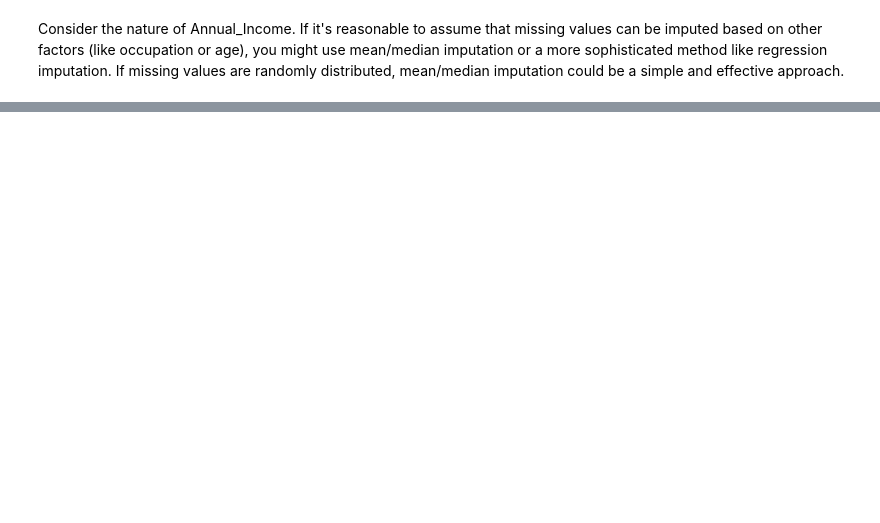
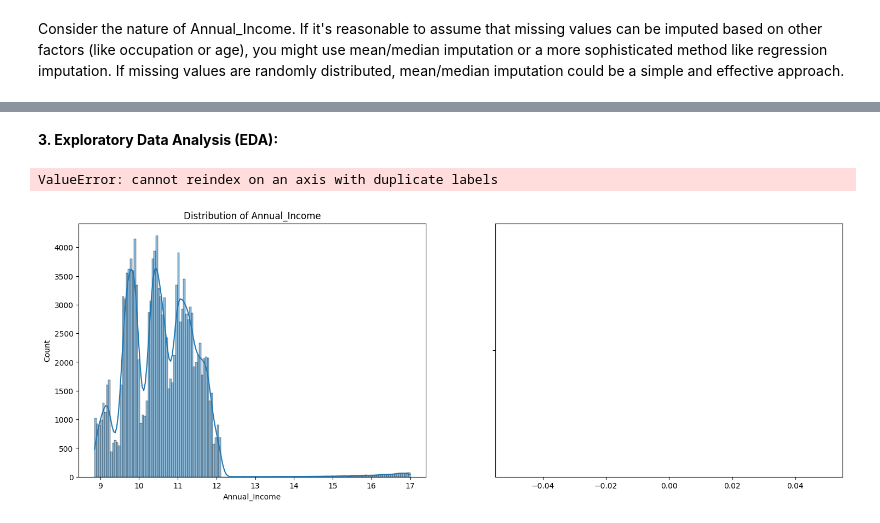
Before and after one commit to astronaut505/Credit-or-crisis, a Jupyter notebook: CreditScoreClassification.ipynb, the cells around one changed output, grey strips where cells are left out. Drawn from its saved outputs; the diff is of its cells as text; code cells hidden in the pictures; blank space fills up the shorter version.

```diff
--- a/CreditScoreClassification.ipynb
+++ b/CreditScoreClassification.ipynb
@@ -623,5 +690,10 @@ columns_to_scale = ['Age', 'Annual_Income', 'Monthly_Inhand_Salary', 'Num_Bank_A
                     'Credit_Utilization_Ratio', 'Credit_History_Age', 'Total_EMI_per_month',
                     'Amount_invested_monthly', 'Monthly_Balance']
 
-df_scaled = df.copy()
-df_scaled[columns_to_scale] = scaler.fit_transform(df[columns_to_scale])
+# Scaling the training data
+X_train_scaled = X_train.copy()
+X_train_scaled[columns_to_scale] = scaler.fit_transform(X_train[columns_to_scale])
+
+# Scaling the test data
+X_test_scaled = X_test.copy()
+X_test_scaled[columns_to_scale] = scaler.transform(X_test[columns_to_scale])
@@ -657,0 +811,22 @@ Name: Changed_Credit_Limit, dtype: object
+# %% [markdown]
+**3. Exploratory Data Analysis (EDA):**
+# %%
+import seaborn as sns
+import matplotlib.pyplot as plt
+
+# Assuming 'df_scaled' is your DataFrame and 'continuous_columns' is the list of continuous columns
+for column in continuous_columns:
+    fig, axes = plt.subplots(1, 2, figsize=(18, 6))
+
+    # Histogram with a kernel density estimate (KDE)
+    sns.histplot(df_scaled[column], kde=True, ax=axes[0])
+    axes[0].set_title(f'Distribution of {column}')
+
+    # Boxplot to visualize outliers
+    sns.boxplot(x=df_scaled[column], ax=axes[1])
+    axes[1].set_title(f'Boxplot of {column}')
+
+    plt.show()
+# %% [output]
+ValueError: cannot reindex on an axis with duplicate labels
+[figure, added]
```
Also changed, not shown: parts of 33 cells of this notebook.
